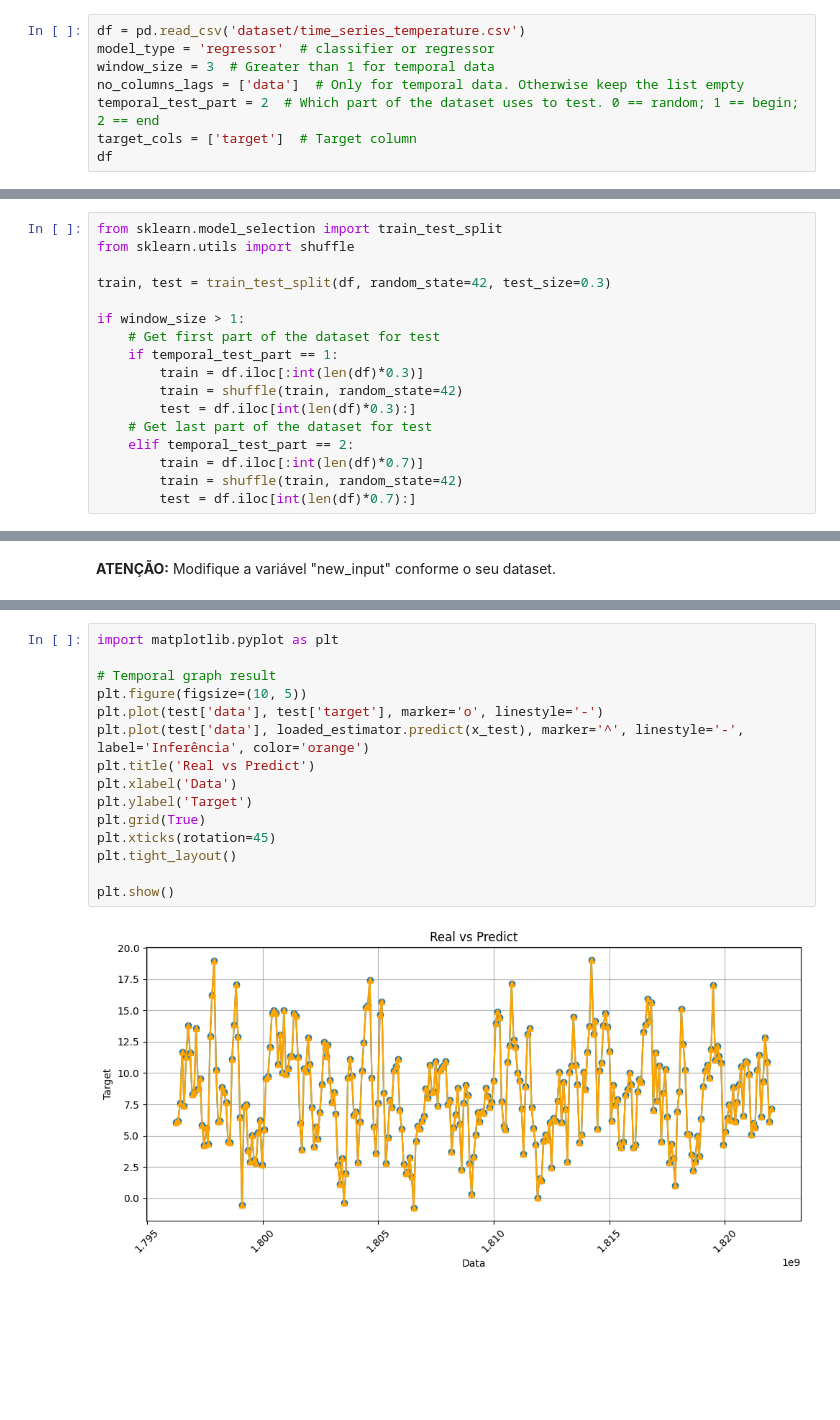
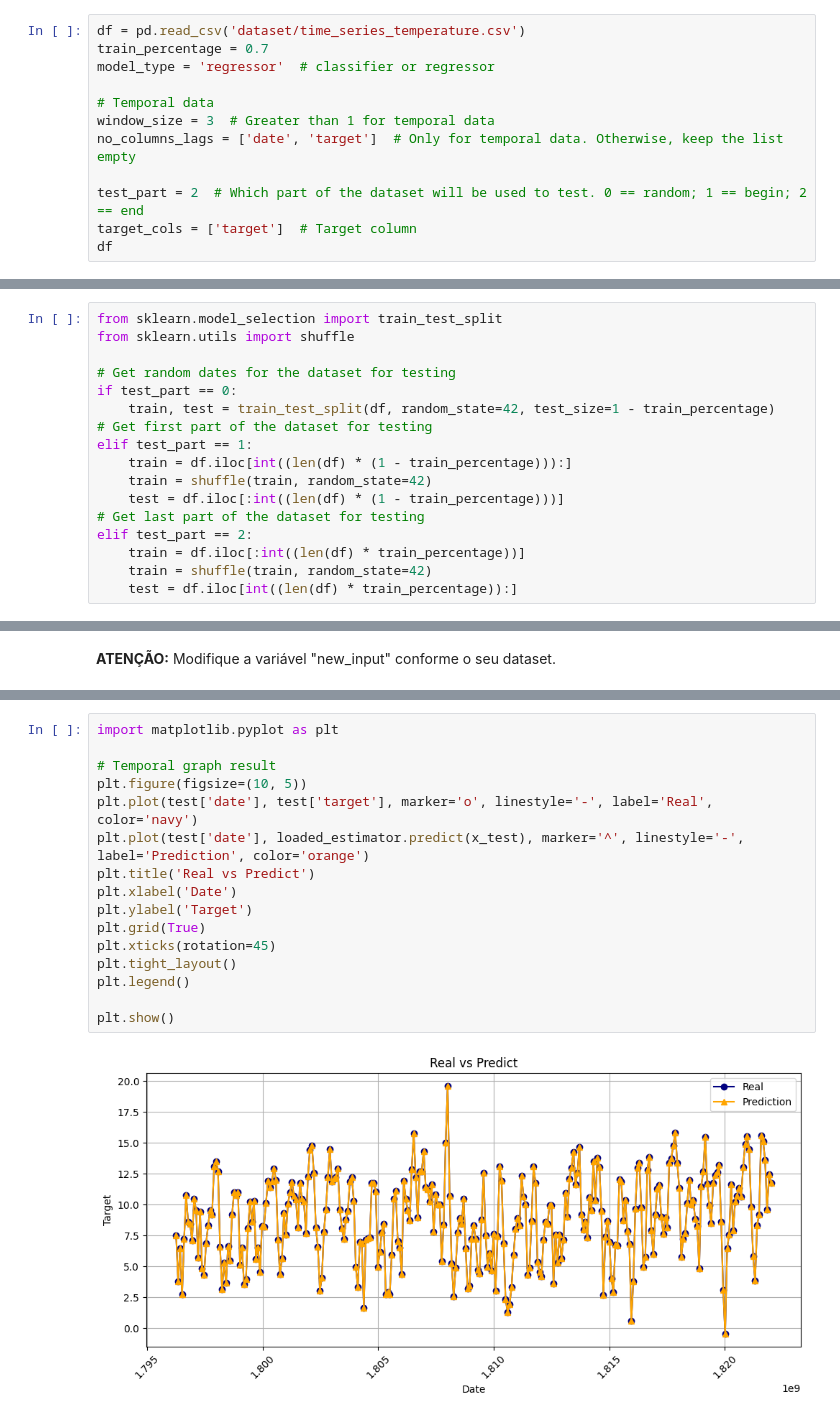
Before and after one commit to ProgramadorArtificial/treinar_dados_tabulares, a Jupyter notebook: train_sklearn.ipynb, the cells around one changed output, grey strips where cells are left out. Cells and saved outputs as stored; diff of their text form; blank space fills up the shorter version.

Commit message:
Improve series temporal training

```diff
--- a/train_sklearn.ipynb
+++ b/train_sklearn.ipynb
@@ -116,10 +127,14 @@ def preprocess_data(df, target_cols, max_unique_values=10, window_size=1, no_col
     return df_copy, num_col_names, cat_col_names, date_col_names, mappings
 # %%
 df = pd.read_csv('dataset/time_series_temperature.csv')
+train_percentage = 0.7
 model_type = 'regressor'  # classifier or regressor
+
+# Temporal data
 window_size = 3  # Greater than 1 for temporal data
-no_columns_lags = ['data']  # Only for temporal data. Otherwise keep the list empty
-temporal_test_part = 2  # Which part of the dataset uses to test. 0 == random; 1 == begin; 2 == end
+no_columns_lags = ['date', 'target']  # Only for temporal data. Otherwise, keep the list empty
+
+test_part = 2  # Which part of the dataset will be used to test. 0 == random; 1 == begin; 2 == end
 target_cols = ['target']  # Target column
 df
 # %% [output]
@@ -199,19 +198,19 @@ if model_type == 'classifier':
 from sklearn.model_selection import train_test_split
 from sklearn.utils import shuffle
 
-train, test = train_test_split(df, random_state=42, test_size=0.3)
-
-if window_size > 1:
-    # Get first part of the dataset for test
-    if temporal_test_part == 1:
-        train = df.iloc[:int(len(df)*0.3)]
-        train = shuffle(train, random_state=42)
-        test = df.iloc[int(len(df)*0.3):]
-    # Get last part of the dataset for test
-    elif temporal_test_part == 2:
-        train = df.iloc[:int(len(df)*0.7)]
-        train = shuffle(train, random_state=42)
-        test = df.iloc[int(len(df)*0.7):]
+# Get random dates for the dataset for testing
+if test_part == 0:
+    train, test = train_test_split(df, random_state=42, test_size=1 - train_percentage)
+# Get first part of the dataset for testing
+elif test_part == 1:
+    train = df.iloc[int((len(df) * (1 - train_percentage))):]
+    train = shuffle(train, random_state=42)
+    test = df.iloc[:int((len(df) * (1 - train_percentage)))]
+# Get last part of the dataset for testing
+elif test_part == 2:
+    train = df.iloc[:int((len(df) * train_percentage))]
+    train = shuffle(train, random_state=42)
+    test = df.iloc[int((len(df) * train_percentage)):]
 # %%
 y_train = train[target_cols]
 x_train = train.drop(target_cols, axis=1)
@@ -763,17 +764,18 @@ Total time: 0.0002663135528564453
 # %%
 import matplotlib.pyplot as plt
 
 # Temporal graph result
 plt.figure(figsize=(10, 5))
-plt.plot(test['data'], test['target'], marker='o', linestyle='-')
-plt.plot(test['data'], loaded_estimator.predict(x_test), marker='^', linestyle='-', label='Inferência', color='orange')
+plt.plot(test['date'], test['target'], marker='o', linestyle='-', label='Real', color='navy')
+plt.plot(test['date'], loaded_estimator.predict(x_test), marker='^', linestyle='-', label='Prediction', color='orange')
 plt.title('Real vs Predict')
-plt.xlabel('Data')
+plt.xlabel('Date')
 plt.ylabel('Target')
 plt.grid(True)
 plt.xticks(rotation=45)
 plt.tight_layout()
+plt.legend()
 
 plt.show()
 # %% [output]
-[figure, old version]
+[figure, new version]
```
Also changed, not shown: parts of 15 cells of this notebook, 2 other files.
